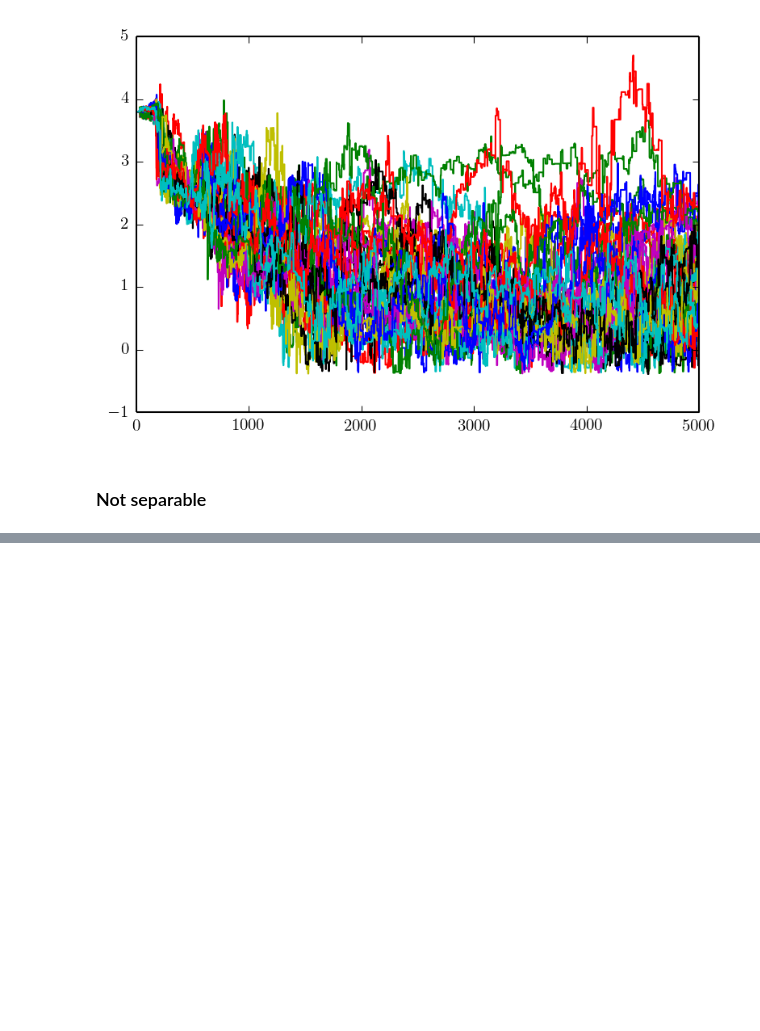
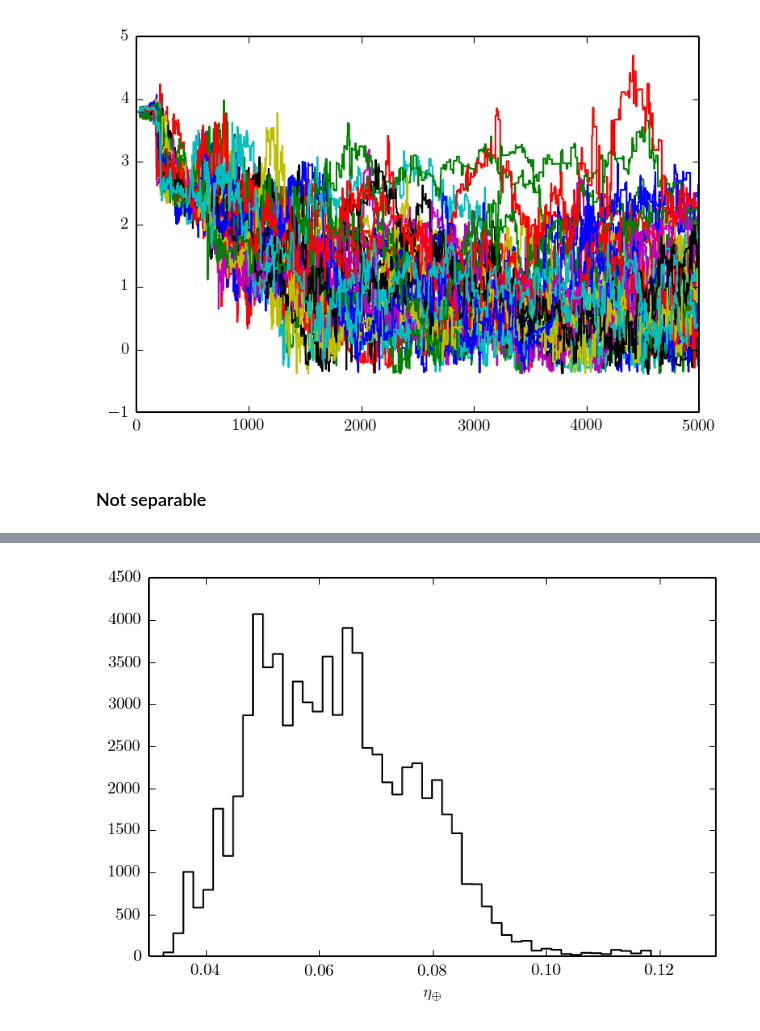
Before and after one commit to dfm/exopop, a Jupyter notebook: Demo.ipynb, the cells around one changed output, grey strips where cells are left out. Drawn from its saved outputs; the diff is of its cells as text; code cells hidden in the pictures; blank space fills up the shorter version.

```diff
--- a/Demo.ipynb
+++ b/Demo.ipynb
@@ -295,0 +296,6 @@ pl.plot(sampler4.chain[:, :, -2].T);
+# %%
+samples4 = sampler4.chain[:, 4000:, :]
+samples4 = samples4.reshape((-1, ndim4))
+# %%
+lnrates4 = map(population2.evaluate, samples4)
+lnetas4 = [l[ip, ir] for l in lnrates4]
@@ -295,0 +306,5 @@ pl.plot(sampler4.chain[:, :, -2].T);
+# %%
+pl.hist(np.exp(lnetas4) / N_tot_stars, 50, histtype="step", color="k")
+pl.xlabel(r"$\eta_\oplus$");
+# %% [output]
+[figure, added]
```
Also changed, not shown: parts of 5 cells of this notebook.
